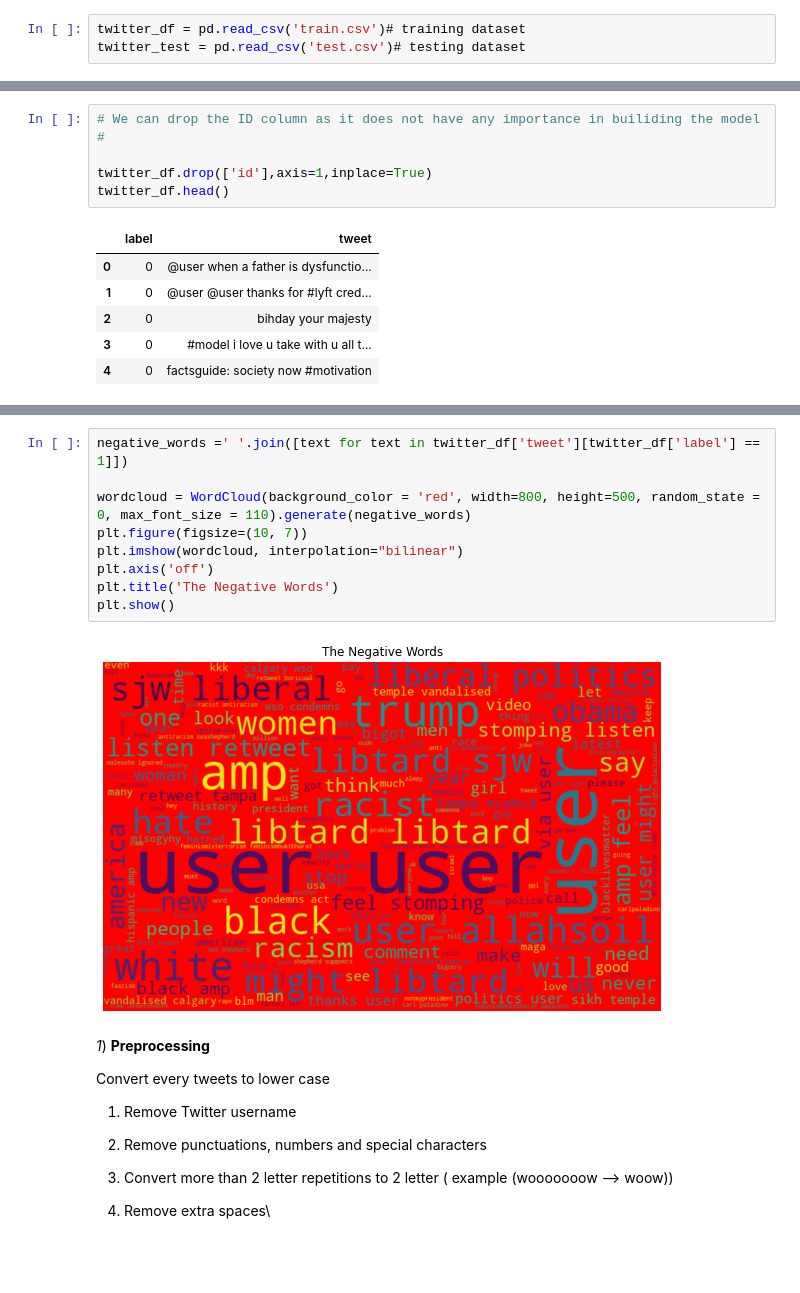
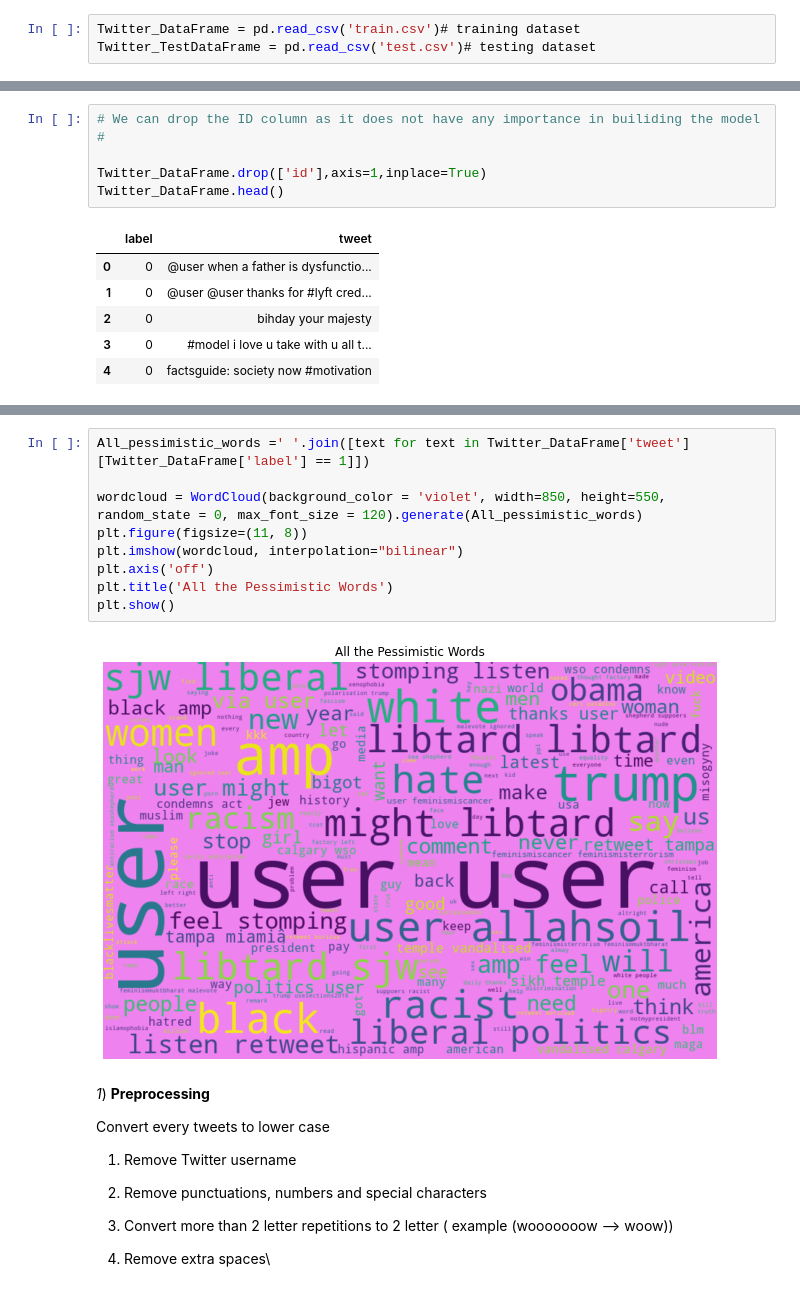
Before and after one commit to hhh99-hub/Twitter-Sentiment-Analysis, a Jupyter notebook: Twitter_Sentiment_Analysis_final_.ipynb, the cells around one changed output, grey strips where cells are left out. Saved outputs shown, nothing was run; the diff lists cells and outputs as text; blank space fills up the shorter version.

```diff
--- a/Twitter_Sentiment_Analysis_final_.ipynb
+++ b/Twitter_Sentiment_Analysis_final_.ipynb
@@ -10,8 +10,8 @@ import nltk
 # %% [markdown]
 **Importing Dataset**
 # %%
-twitter_df = pd.read_csv('train.csv')# training dataset
-twitter_test = pd.read_csv('test.csv')# testing dataset
+Twitter_DataFrame = pd.read_csv('train.csv')# training dataset
+Twitter_TestDataFrame = pd.read_csv('test.csv')# testing dataset
 # %% [markdown]
 **Data Exploaration**
 # %%
@@ -86,8 +85,8 @@ dtype: int64
 # %%
 # We can drop the ID column as it does not have any importance in builiding the model #
 
-twitter_df.drop(['id'],axis=1,inplace=True)
-twitter_df.head()
+Twitter_DataFrame.drop(['id'],axis=1,inplace=True)
+Twitter_DataFrame.head()
 # %% [output]
 |  | label | tweet |
 | 0 | 0 | @user when a father is dysfunctio... |
@@ -152,14 +151,14 @@ plt.show()
 # %%
-negative_words =' '.join([text for text in twitter_df['tweet'][twitter_df['label'] == 1]])
+All_pessimistic_words =' '.join([text for text in Twitter_DataFrame['tweet'][Twitter_DataFrame['label'] == 1]])
 
-wordcloud = WordCloud(background_color = 'red', width=800, height=500, random_state = 0, max_font_size = 110).generate(negative_words)
-plt.figure(figsize=(10, 7))
+wordcloud = WordCloud(background_color = 'violet', width=850, height=550, random_state = 0, max_font_size = 120).generate(All_pessimistic_words)
+plt.figure(figsize=(11, 8))
 plt.imshow(wordcloud, interpolation="bilinear")
 plt.axis('off')
-plt.title('The Negative Words')
+plt.title('All the Pessimistic Words')
 plt.show()
 # %% [output]
-[figure, old version]
+[figure, new version]
 # %% [markdown]
 *1*) **Preprocessing**
 
```
Also changed, not shown: parts of 34 cells of this notebook, 2 other files.
